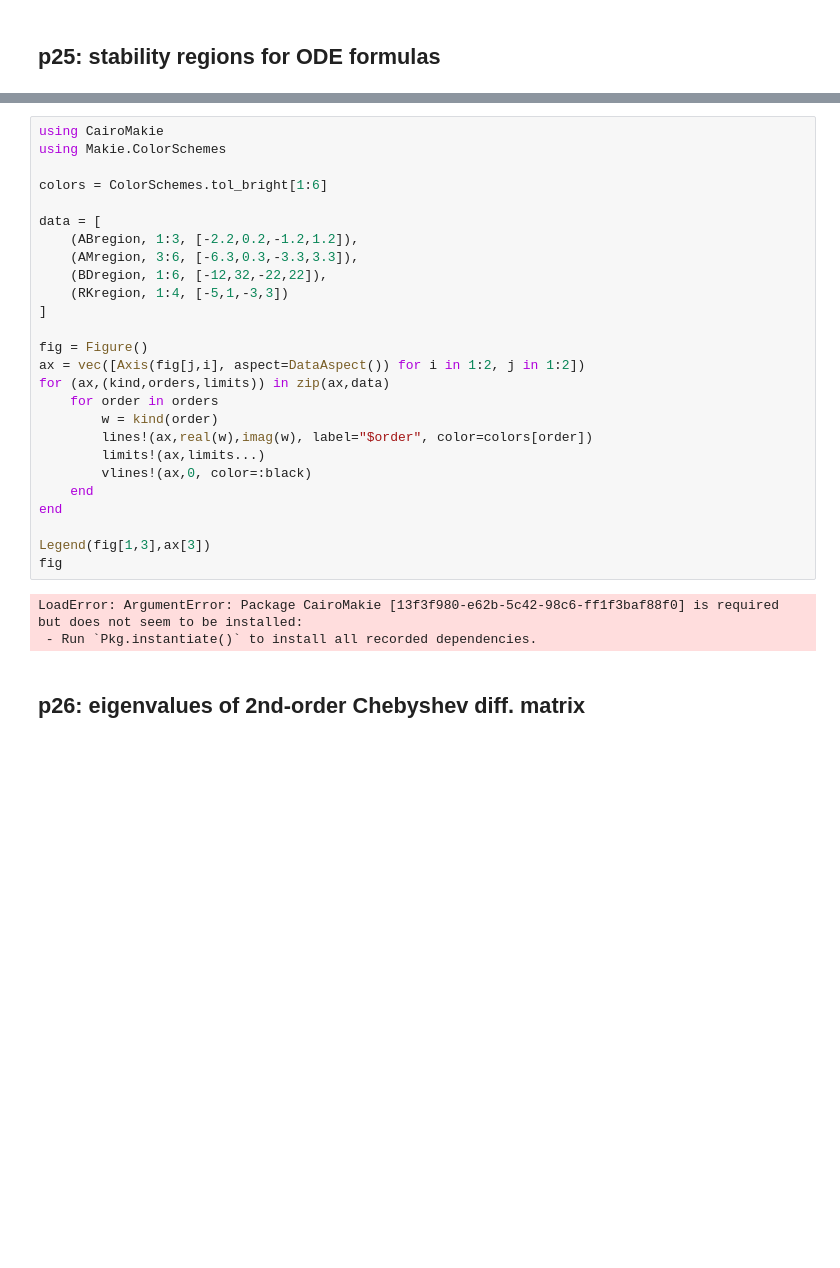
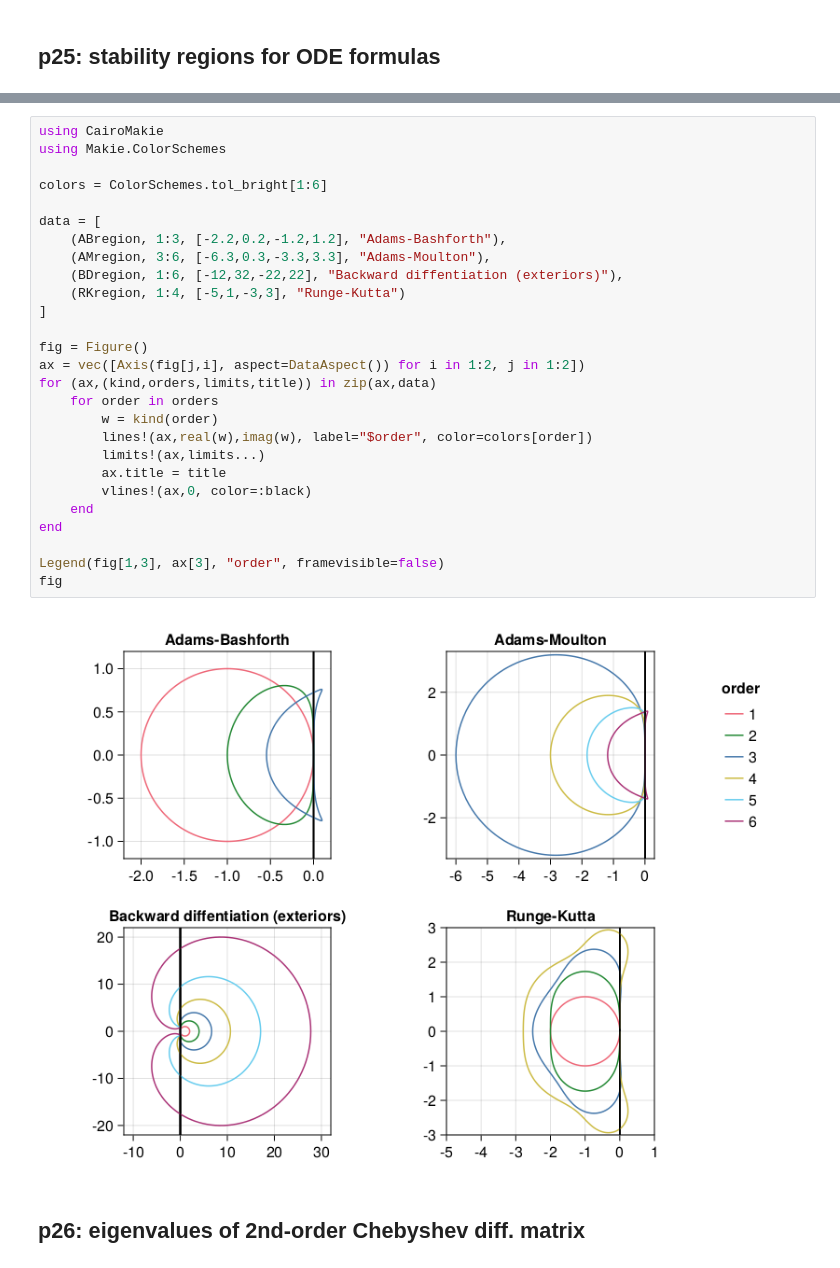
Before and after one commit to tobydriscoll/SMiJ, a Jupyter notebook: _sources/chapter10.ipynb, the cells around one changed output, grey strips where cells are left out. Drawn from its saved outputs; the diff is of its cells as text; blank space fills up the shorter version.

```diff
--- a/_sources/chapter10.ipynb
+++ b/_sources/chapter10.ipynb
@@ -52,32 +44,32 @@ LoadError: ArgumentError: Package Polynomials [f27b6e38-b328-58d1-80ce-0feddd5e7
 # %%
 using CairoMakie
 using Makie.ColorSchemes
 
 colors = ColorSchemes.tol_bright[1:6]
 
 data = [
-    (ABregion, 1:3, [-2.2,0.2,-1.2,1.2]),
-    (AMregion, 3:6, [-6.3,0.3,-3.3,3.3]),
-    (BDregion, 1:6, [-12,32,-22,22]),
-    (RKregion, 1:4, [-5,1,-3,3])
+    (ABregion, 1:3, [-2.2,0.2,-1.2,1.2], "Adams-Bashforth"),
+    (AMregion, 3:6, [-6.3,0.3,-3.3,3.3], "Adams-Moulton"),
+    (BDregion, 1:6, [-12,32,-22,22], "Backward diffentiation (exteriors)"),
+    (RKregion, 1:4, [-5,1,-3,3], "Runge-Kutta")
 ]
 
 fig = Figure()
 ax = vec([Axis(fig[j,i], aspect=DataAspect()) for i in 1:2, j in 1:2])
-for (ax,(kind,orders,limits)) in zip(ax,data)
+for (ax,(kind,orders,limits,title)) in zip(ax,data)
     for order in orders
         w = kind(order)
         lines!(ax,real(w),imag(w), label="$order", color=colors[order])
         limits!(ax,limits...)
+        ax.title = title
         vlines!(ax,0, color=:black)
     end
 end
 
-Legend(fig[1,3],ax[3])
+Legend(fig[1,3], ax[3], "order", framevisible=false)
 fig
 # %% [output]
-LoadError: ArgumentError: Package CairoMakie [13f3f980-e62b-5c42-98c6-ff1f3baf88f0] is required but does not seem to be installed:
- - Run `Pkg.instantiate()` to install all recorded dependencies.
+[figure, added]
 # %% [markdown]
 ## p26: eigenvalues of 2nd-order Chebyshev diff. matrix
 # %%
```
Also changed, not shown: parts of 8 cells of this notebook, 58 other files.
